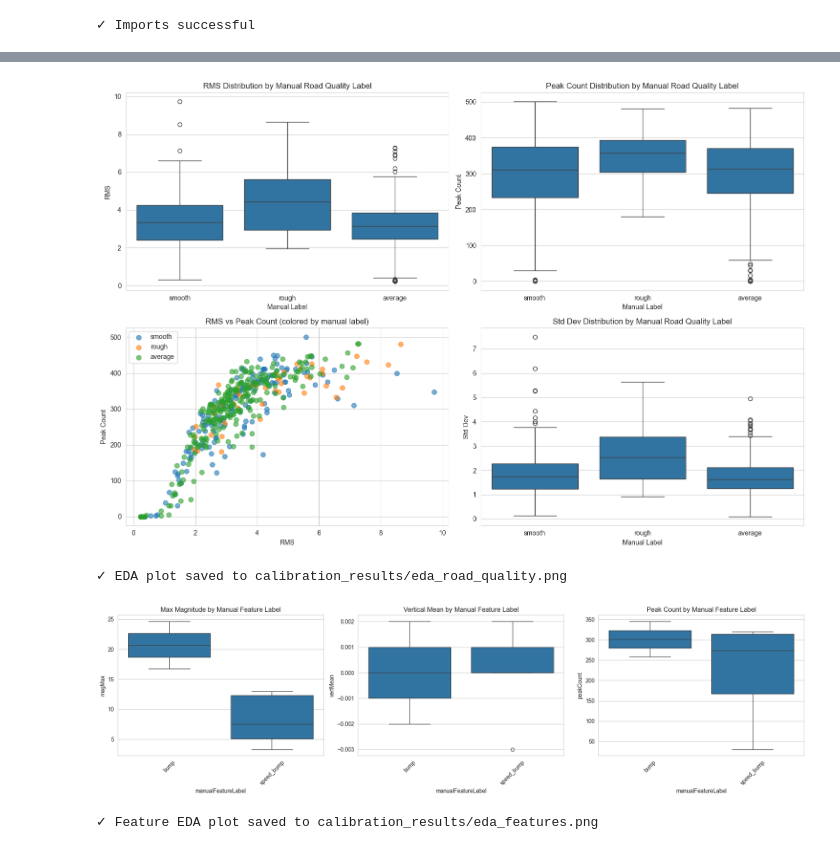
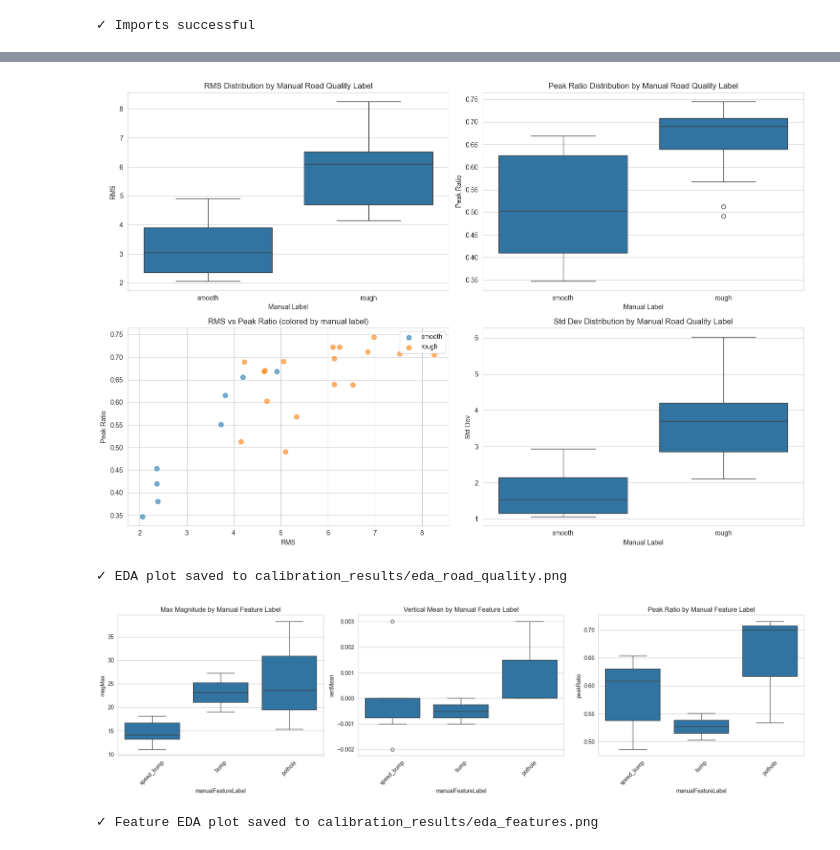
Before and after one commit to shajoshi/Apps, a Jupyter notebook: calibration_analysis.ipynb, the cells around one changed output, grey strips where cells are left out. Saved outputs shown, nothing was run; the diff lists cells and outputs as text; code cells hidden in the pictures.

Commit message:
Updated Jupyter notebook for new calibration settings

```diff
--- a/calibration_analysis.ipynb
+++ b/calibration_analysis.ipynb
@@ -27,7 +24,7 @@ print("✓ Imports successful")
 import os
 
 # File paths - UPDATE THIS WITH YOUR TRACK FILE
-TRACK_FILE = "track_20260202_162252.json"
+TRACK_FILE = "track_20260203_170331.json"
 OUTPUT_DIR = "calibration_results"
 
 # Current default thresholds (for comparison)
@@ -38,8 +35,7 @@ DEFAULT_THRESHOLDS = {
     'symmetricBumpThreshold': 2.0,
     'potholeDipThreshold': -2.5,
     'bumpSpikeThreshold': 2.5,
-    'peakCountSmoothMax': 5,
-    'peakCountAverageMax': 15,
+    'peakRatioSmoothMax': 0.10,  # Changed from peakCountSmoothMax: 5
     'movingAverageWindow': 5
 }
 
@@ -89,10 +55,17 @@ def load_track_data(filepath):
     with open(filepath, 'r') as f:
         data = json.load(f)
 
-    # Detect where points live
+    # Detect where points live and extract metadata
     points = []
+    gravity_vector = None
     if isinstance(data, dict):
         if "gpslogger2path" in data and isinstance(data.get("gpslogger2path"), dict):
+            metadata = data["gpslogger2path"].get("meta", {})
+            calibration = metadata.get("recordingSettings", {}).get("calibration", {})
+            base_gravity_dict = calibration.get("baseGravityVector")
+            if base_gravity_dict:
+                gravity_vector = [base_gravity_dict.get('x'), base_gravity_dict.get('y'), base_gravity_dict.get('z')]
+                print(f"✓ Loaded gravity vector: [{gravity_vector[0]:.3f}, {gravity_vector[1]:.3f}, {gravity_vector[2]:.3f}]")
             points = data["gpslogger2path"].get("data", [])
         elif "points" in data:
             points = data.get("points", [])
@@ -113,7 +86,7 @@ def load_track_data(filepath):
                 'timestamp': gps.get('ts'),
                 'speed': gps.get('speed'),
                 'rms': accel.get('rms'),
-                'peakCount': accel.get('peakCount'),
+                'peakRatio': accel.get('peakRatio'),  # Changed from peakCount
                 'stdDev': accel.get('stdDev'),
                 'vertMean': accel.get('vertMean'),
                 'magMax': accel.get('magMax'),
@@ -124,12 +97,15 @@ def load_track_data(filepath):
                 'manualFeatureLabel': manual_feature,
                 'detectedQuality': accel.get('roadQuality'),
                 'detectedFeature': accel.get('featureDetected'),
-                'rawData': accel.get('raw', [])
+                'rawData': accel.get('raw', []),
+                'baseGravityVector': gravity_vector  # Add gravity vector to each sample
             }
             samples.append(sample)
 
     df = pd.DataFrame(samples)
     print(f"✓ Loaded {len(df)} samples with manual labels")
+    if gravity_vector is None:
+        print("⚠ Warning: No gravity vector found in metadata")
     return df
 
 # Load data
@@ -191,21 +168,31 @@ axes[0, 0].set_title('RMS Distribution by Manual Road Quality Label')
 axes[0, 0].set_xlabel('Manual Label')
 axes[0, 0].set_ylabel('RMS')
 
-# Peak Count by manual label
-sns.boxplot(data=df_quality, x='manualLabel', y='peakCount', ax=axes[0, 1])
-axes[0, 1].set_title('Peak Count Distribution by Manual Road Quality Label')
-axes[0, 1].set_xlabel('Manual Label')
-axes[0, 1].set_ylabel('Peak Count')
+# Peak Ratio by manual label - only if data exists
+if df_quality['peakRatio'].notna().sum() > 0:
+    sns.boxplot(data=df_quality, x='manualLabel', y='peakRatio', ax=axes[0, 1])
+    axes[0, 1].set_title('Peak Ratio Distribution by Manual Road Quality Label')
+    axes[0, 1].set_xlabel('Manual Label')
+    axes[0, 1].set_ylabel('Peak Ratio')
+else:
+    axes[0, 1].text(0.5, 0.5, 'Peak Ratio data not available',
+                    ha='center', va='center', transform=axes[0, 1].transAxes)
+    axes[0, 1].set_title('Peak Ratio Distribution (No Data)')
 
-# Scatter: RMS vs Peak Count
-for label in df_quality['manualLabel'].unique():
-    subset = df_quality[df_quality['manualLabel'] == label]
-    axes[1, 0].scatter(subset['rms'], subset['peakCount'], label=label, alpha=0.6, s=50)
-axes[1, 0].set_xlabel('RMS')
-axes[1, 0].set_ylabel('Peak Count')
-axes[1, 0].set_title('RMS vs Peak Count (colored by manual label)')
-axes[1, 0].legend()
-axes[1, 0].grid(True)
+# Scatter: RMS vs Peak Ratio - only if data exists
+if df_quality['peakRatio'].notna().sum() > 0:
+    for label in df_quality['manualLabel'].unique():
+        subset = df_quality[df_quality['manualLabel'] == label]
+        axes[1, 0].scatter(subset['rms'], subset['peakRatio'], label=label, alpha=0.6, s=50)
+    axes[1, 0].set_xlabel('RMS')
+    axes[1, 0].set_ylabel('Peak Ratio')
+    axes[1, 0].set_title('RMS vs Peak Ratio (colored by manual label)')
+    axes[1, 0].legend()
+    axes[1, 0].grid(True)
+else:
+    axes[1, 0].text(0.5, 0.5, 'Peak Ratio data not available',
+                    ha='center', va='center', transform=axes[1, 0].transAxes)
+    axes[1, 0].set_title('RMS vs Peak Ratio (No Data)')
 
 # Std Dev by manual label
 sns.boxplot(data=df_quality, x='manualLabel', y='stdDev', ax=axes[1, 1])
@@ -219,38 +206,43 @@ plt.show()
 
 print(f"✓ EDA plot saved to {OUTPUT_DIR}/eda_road_quality.png")
 # %% [output]
-[figure, old version]
+[figure, new version]
 ✓ EDA plot saved to calibration_results/eda_road_quality.png
 # %%
 # Cell 6: Exploratory Data Analysis - Features
 df_features = df[df['manualFeatureLabel'].notna()].copy()
 
 if len(df_features) > 0:
     fig, axes = plt.subplots(1, 3, figsize=(18, 5))
 
     # Mag Max by feature
     sns.boxplot(data=df_features, x='manualFeatureLabel', y='magMax', ax=axes[0])
     axes[0].set_title('Max Magnitude by Manual Feature Label')
     axes[0].set_xticklabels(axes[0].get_xticklabels(), rotation=45)
 
     # Vert Mean by feature
     sns.boxplot(data=df_features, x='manualFeatureLabel', y='vertMean', ax=axes[1])
     axes[1].set_title('Vertical Mean by Manual Feature Label')
     axes[1].set_xticklabels(axes[1].get_xticklabels(), rotation=45)
 
-    # Peak Count by feature
-    sns.boxplot(data=df_features, x='manualFeatureLabel', y='peakCount', ax=axes[2])
-    axes[2].set_title('Peak Count by Manual Feature Label')
-    axes[2].set_xticklabels(axes[2].get_xticklabels(), rotation=45)
+    # Peak Ratio by feature - only if data exists
+    if df_features['peakRatio'].notna().sum() > 0:
+        sns.boxplot(data=df_features, x='manualFeatureLabel', y='peakRatio', ax=axes[2])
+        axes[2].set_title('Peak Ratio by Manual Feature Label')
+        axes[2].set_xticklabels(axes[2].get_xticklabels(), rotation=45)
+    else:
+        axes[2].text(0.5, 0.5, 'Peak Ratio data not available',
+                     ha='center', va='center', transform=axes[2].transAxes)
+        axes[2].set_title('Peak Ratio by Manual Feature Label (No Data)')
 
     plt.tight_layout()
     plt.savefig(f'{OUTPUT_DIR}/eda_features.png', dpi=150)
     plt.show()
     print(f"✓ Feature EDA plot saved to {OUTPUT_DIR}/eda_features.png")
 else:
     print("⚠ No feature labels found in dataset")
 # %% [output]
-[figure, old version]
+[figure, new version]
 ✓ Feature EDA plot saved to calibration_results/eda_features.png
 # %%
 # Cell 7: Method 1 - Percentile-Based Thresholds
```
Also changed, not shown: parts of 17 cells of this notebook.
